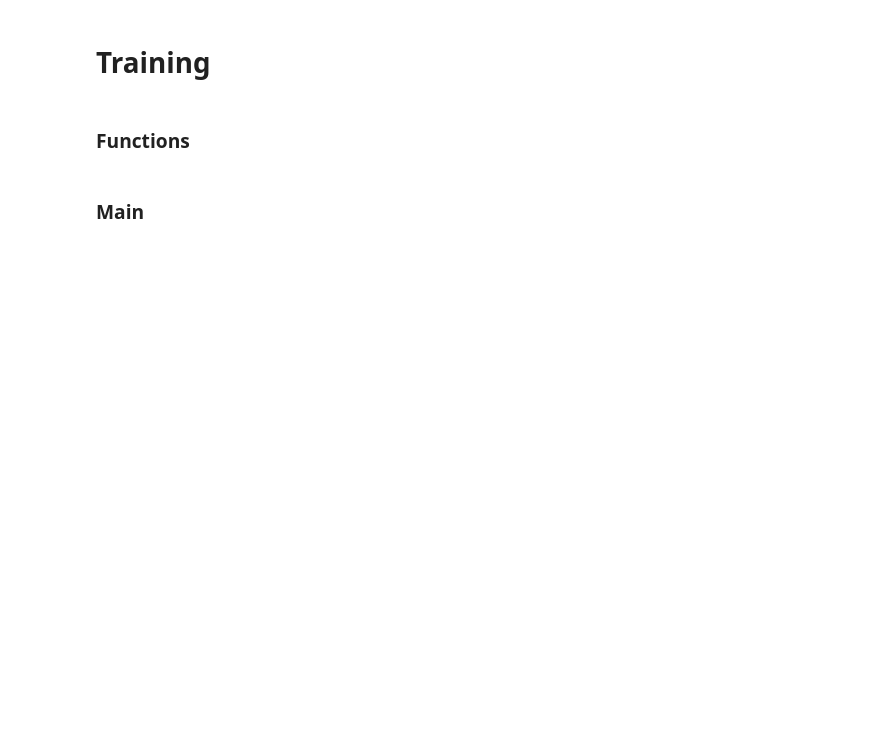
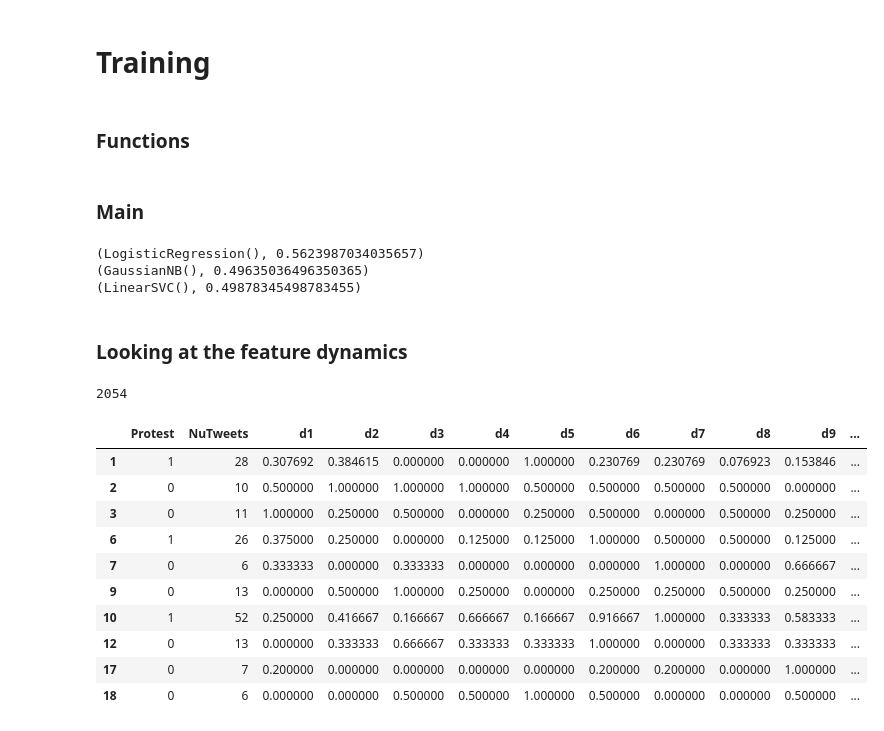
Before and after one commit to HraklisPapag/Team-Riot, a Jupyter notebook: model_training.ipynb, the cells around one changed output. Saved outputs shown, nothing was run; the diff lists cells and outputs as text; code cells hidden in the pictures; blank space fills up the shorter version.

```diff
--- a/model_training.ipynb
+++ b/model_training.ipynb
@@ -14,6 +14,10 @@ import pickle
 
 from statistics import multimode
 from cmath import nan
+
+
+import seaborn as sns
+pd.set_option("display.max_rows", None, "display.max_columns", None)
 # %% [markdown]
 ### Functions
 # %%
@@ -54,8 +58,14 @@ training = pd.read_csv('DATA/training_data.csv')
 training = training.drop('Unnamed: 0', axis = 1)
 training.head(1)
 log = logistic_regression(training)
-log
+print(log)
 ni = niave(training)
-ni
+print(ni)
 lin = linearSVM(training)
-lin
+print(lin)
+# %% [output]
+(LogisticRegression(), 0.5623987034035657)
+(GaussianNB(), 0.49635036496350365)
+(LinearSVC(), 0.49878345498783455)
+# %% [markdown]
+### Looking at the feature dynamics
@@ -61,0 +100,19 @@ lin
+# %%
+len(training)
+# %% [output]
+2054
+# %%
+training = training.loc[((training['Protest']== 1) & (training['NuTweets'] > 20) )| (training['Protest']==0)]
+training.head(10)
+# %% [output]
+|  | Protest | NuTweets | d1 | d2 | d3 | d4 | d5 | d6 | d7 | d8 | d9 | ... |
+| 1 | 1 | 28 | 0.307692 | 0.384615 | 0.000000 | 0.000000 | 1.000000 | 0.230769 | 0.230769 | 0.076923 | 0.153846 | ... |
+| 2 | 0 | 10 | 0.500000 | 1.000000 | 1.000000 | 1.000000 | 0.500000 | 0.500000 | 0.500000 | 0.500000 | 0.000000 | ... |
+| 3 | 0 | 11 | 1.000000 | 0.250000 | 0.500000 | 0.000000 | 0.250000 | 0.500000 | 0.000000 | 0.500000 | 0.250000 | ... |
+| 6 | 1 | 26 | 0.375000 | 0.250000 | 0.000000 | 0.125000 | 0.125000 | 1.000000 | 0.500000 | 0.500000 | 0.125000 | ... |
+| 7 | 0 | 6 | 0.333333 | 0.000000 | 0.333333 | 0.000000 | 0.000000 | 0.000000 | 1.000000 | 0.000000 | 0.666667 | ... |
+| 9 | 0 | 13 | 0.000000 | 0.500000 | 1.000000 | 0.250000 | 0.000000 | 0.250000 | 0.250000 | 0.500000 | 0.250000 | ... |
+| 10 | 1 | 52 | 0.250000 | 0.416667 | 0.166667 | 0.666667 | 0.166667 | 0.916667 | 1.000000 | 0.333333 | 0.583333 | ... |
+| 12 | 0 | 13 | 0.000000 | 0.333333 | 0.666667 | 0.333333 | 0.333333 | 1.000000 | 0.000000 | 0.333333 | 0.333333 | ... |
+| 17 | 0 | 7 | 0.200000 | 0.000000 | 0.000000 | 0.000000 | 0.000000 | 0.200000 | 0.200000 | 0.000000 | 1.000000 | ... |
+| 18 | 0 | 6 | 0.000000 | 0.000000 | 0.500000 | 0.500000 | 1.000000 | 0.500000 | 0.000000 | 0.000000 | 0.500000 | ... |
```
Also changed, not shown: parts of 17 cells of this notebook, 1 other file.
